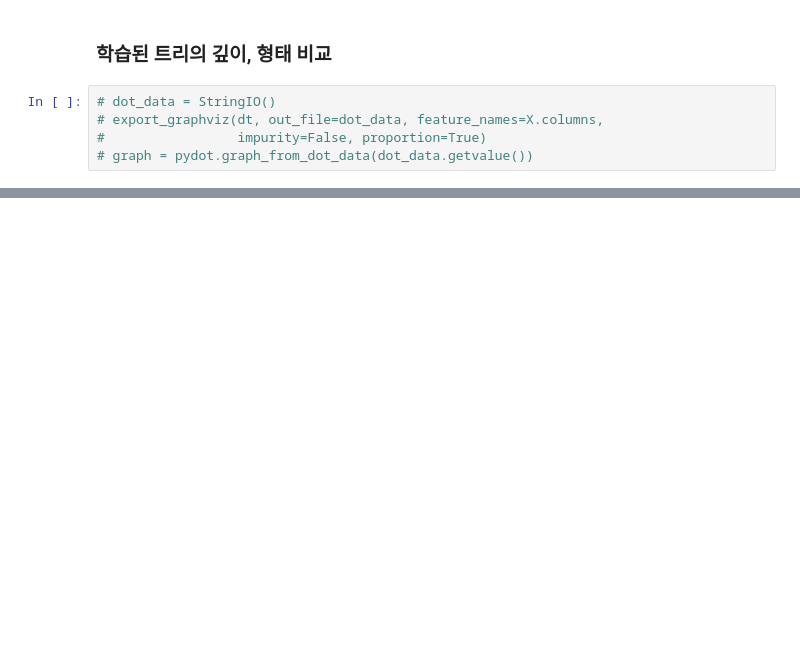
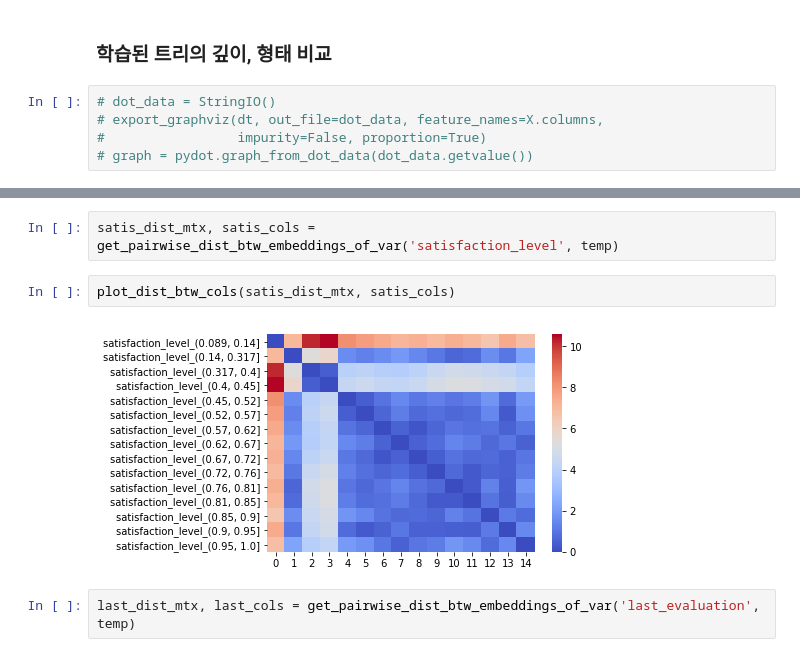
Before and after one commit to Wook0129/semantic_binning, a Jupyter notebook: test.ipynb, the cells around one changed output, grey strips where cells are left out. Cells and saved outputs as stored; diff of their text form; blank space fills up the shorter version.

```diff
--- a/test.ipynb
+++ b/test.ipynb
@@ -117,0 +203,8 @@ exp.semantic_binning.visualize_bin_embeddings()
+# %%
+satis_dist_mtx, satis_cols = get_pairwise_dist_btw_embeddings_of_var('satisfaction_level', temp)
+# %%
+plot_dist_btw_cols(satis_dist_mtx, satis_cols)
+# %% [output]
+[figure, added]
+# %%
+last_dist_mtx, last_cols = get_pairwise_dist_btw_embeddings_of_var('last_evaluation', temp)
```
Also changed, not shown: parts of 39 cells of this notebook, 7 other files.
